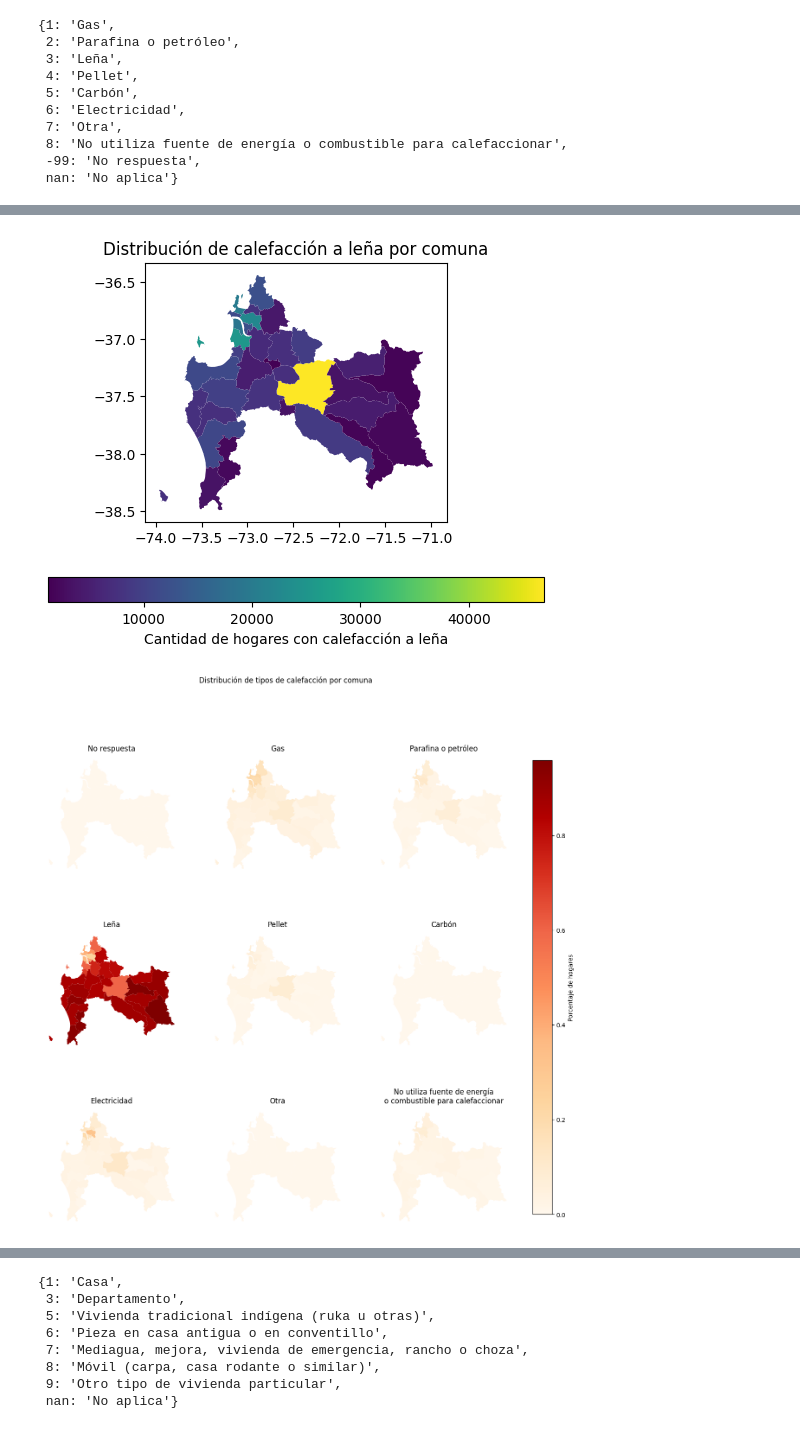
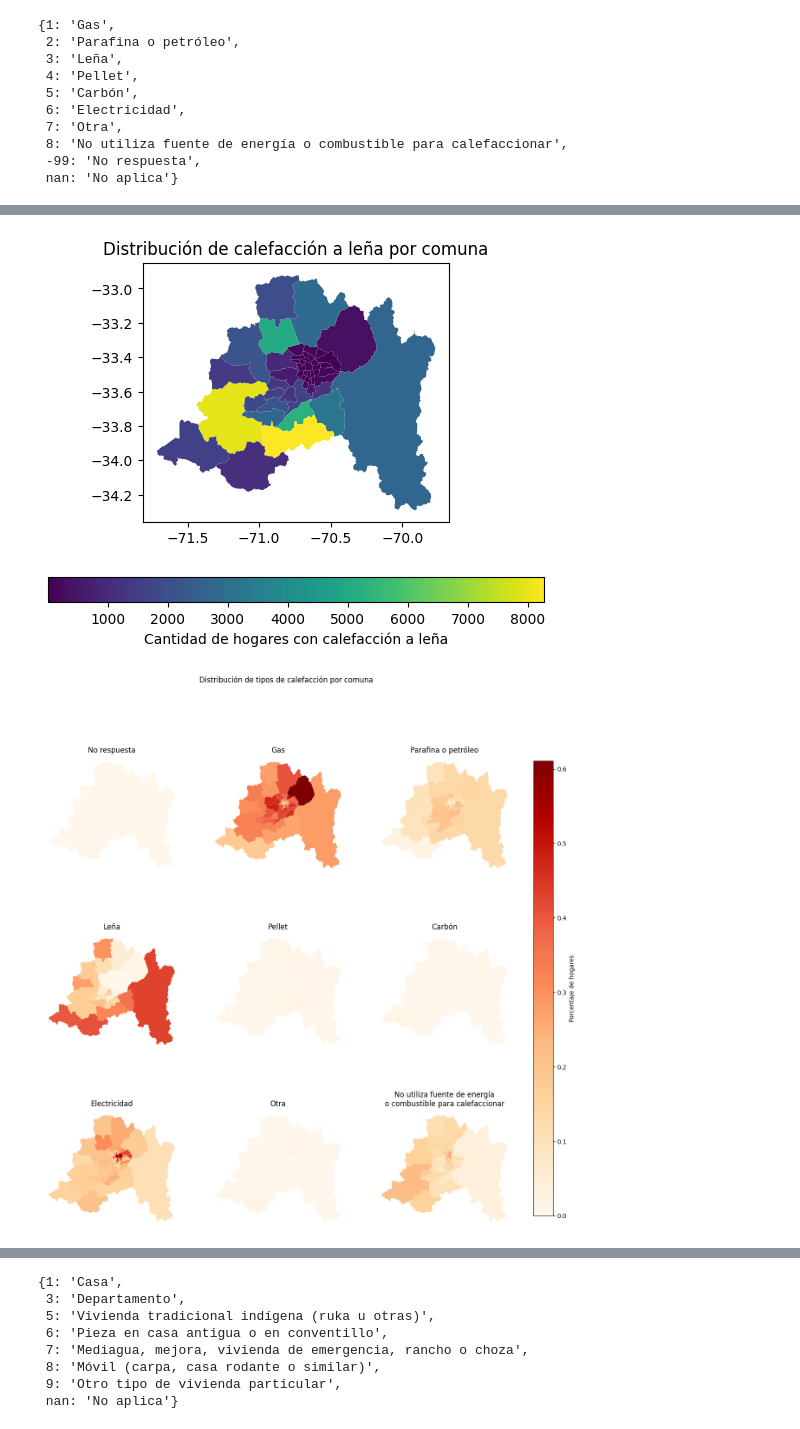
Before and after one commit to diegocaro/censo2024, a Jupyter notebook: notebooks/2.0-dc-energy.ipynb, the cells around one changed output, grey strips where cells are left out. Saved outputs shown, nothing was run; the diff lists cells and outputs as text; code cells hidden in the pictures.

Commit message:
Seleccionar region como variable

```diff
--- a/notebooks/2.0-dc-energy.ipynb
+++ b/notebooks/2.0-dc-energy.ipynb
@@ -3,6 +3,8 @@
 #     "data/censo2024-microdatos/personas",
 #     filters=[[("region", "==", 13)]],
 # )
+# %%
+REGION = 13
 # %%
 import matplotlib.pyplot as plt
 import numpy as np
@@ -97,6 +99,15 @@ chile_comunas = gpd.read_file("../data/processed/chile_comunas.geojson")
 valparaiso = gpd.read_file("../data/processed/region_valparaiso.geojson")
 gran_santiago = gpd.read_file("../data/processed/region_metropolitana.geojson")
 biobio = gpd.read_file("../data/processed/region_biobio.geojson")
+
+if REGION == 8:
+    carto = biobio
+elif REGION == 13:
+    carto = gran_santiago
+elif REGION == 5:
+    carto = valparaiso
+else:
+    carto = chile_comunas
 # %%
 def read_parquet(filepath, filters=None):
     df = pd.read_parquet(filepath, filters=filters)
@@ -107,7 +118,7 @@ def read_parquet(filepath, filters=None):
 
 hogares = read_parquet(
     "../data/raw/hogares_censo2024.parquet",
-    filters=[[("region", "==", 8)]],
+    filters=[[("region", "==", REGION)]],
 )
 hogares
 # %% [output]
@@ -203,18 +214,18 @@ calefaccion_percent
 # %%
-calefaccion_test = chile_comunas.set_index("COD_COM").join(calefaccion)
+calefaccion_test = carto.set_index("COD_COM").join(calefaccion)
 
 ax = calefaccion_test.plot(
     column="Leña",
     legend=True,
     legend_kwds={
         "label": "Cantidad de hogares con calefacción a leña",
         "orientation": "horizontal",
     },
 )
 ax.set_title("Distribución de calefacción a leña por comuna")
 plt.show()
 # %% [output]
-[figure, old version]
+[figure, new version]
 # %%
 def to_lines(text, max_words_per_line=5):
     words = text.split()
@@ -265,9 +276,9 @@ def plot_calefaccion(calefaccion, gdf):
     plt.show()
 
 
-plot_calefaccion(calefaccion_percent, biobio)
+plot_calefaccion(calefaccion_percent, carto)
 # %% [output]
-[figure, old version]
+[figure, new version]
 # %%
 # plot_calefaccion(calefaccion_percent, valparaiso)
 # %%
```
Also changed, not shown: parts of 11 cells of this notebook.
